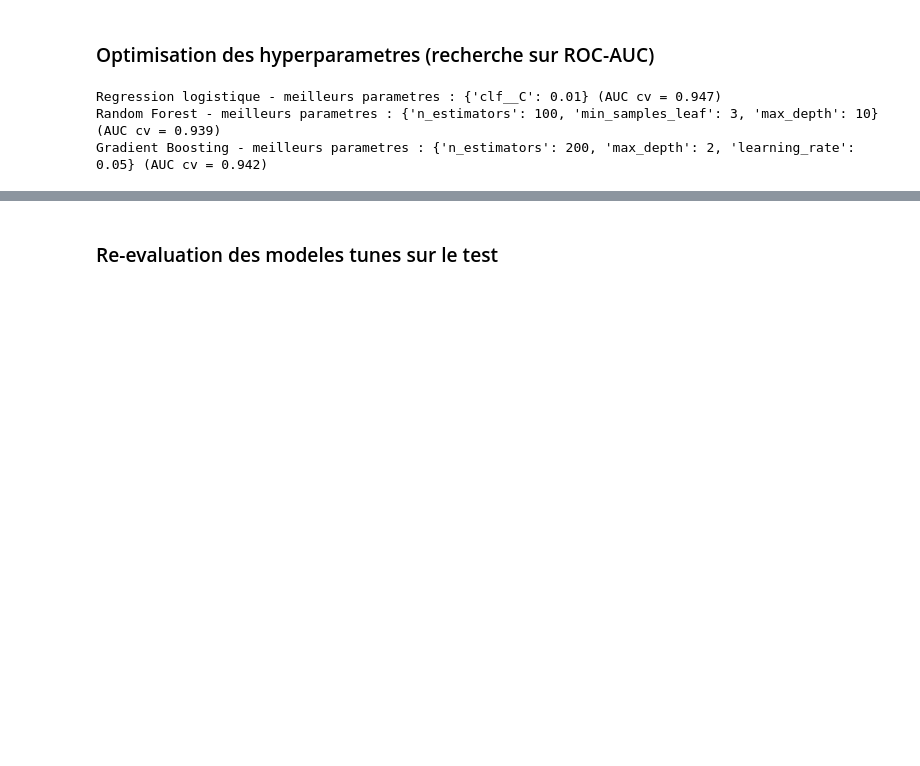
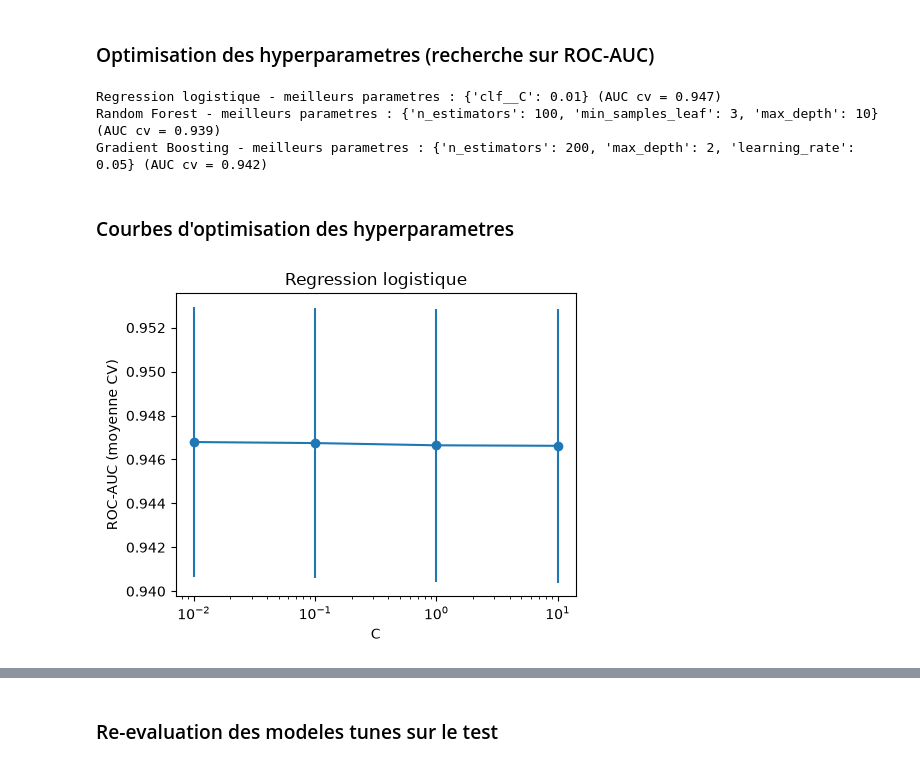
Before and after one commit to marc-proxiel/ProjetDecrochage, a Jupyter notebook: EtudeDecrochageMVA.ipynb, the cells around one changed output, grey strips where cells are left out. Cells and saved outputs as stored; diff of their text form; code cells hidden in the pictures; blank space fills up the shorter version.

```diff
--- a/EtudeDecrochageMVA.ipynb
+++ b/EtudeDecrochageMVA.ipynb
@@ -978,3 +978,21 @@ for nom, recherche in [
 Regression logistique - meilleurs parametres : {'clf__C': 0.01} (AUC cv = 0.947)
 Random Forest - meilleurs parametres : {'n_estimators': 100, 'min_samples_leaf': 3, 'max_depth': 10} (AUC cv = 0.939)
 Gradient Boosting - meilleurs parametres : {'n_estimators': 200, 'max_depth': 2, 'learning_rate': 0.05} (AUC cv = 0.942)
+# %% [markdown]
+### Courbes d'optimisation des hyperparametres
+# %%
+res_log = pd.DataFrame(recherche_log.cv_results_)
+
+fig, ax = plt.subplots(figsize=(5, 4))
+ax.errorbar(
+    res_log["param_clf__C"], res_log["mean_test_score"],
+    yerr=res_log["std_test_score"], marker="o",
+)
+ax.set_xscale("log")
+ax.set_xlabel("C")
+ax.set_ylabel("ROC-AUC (moyenne CV)")
+ax.set_title("Regression logistique")
+plt.tight_layout()
+plt.show()
+# %% [output]
+[figure, added]
```
Also changed, not shown: parts of 45 cells of this notebook, 9 other files.
